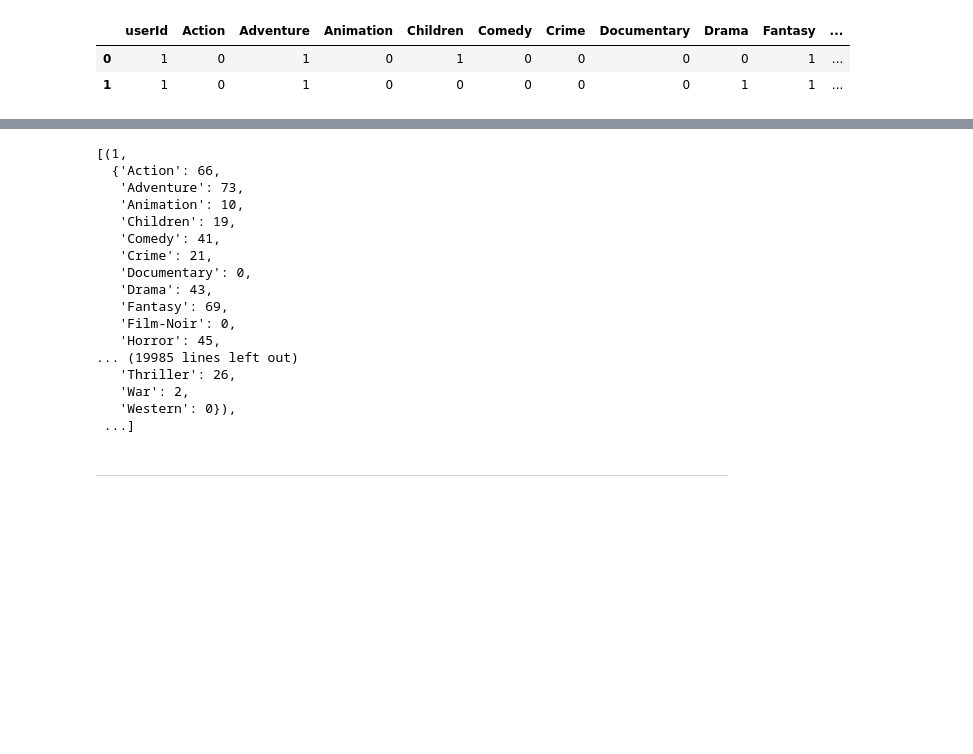
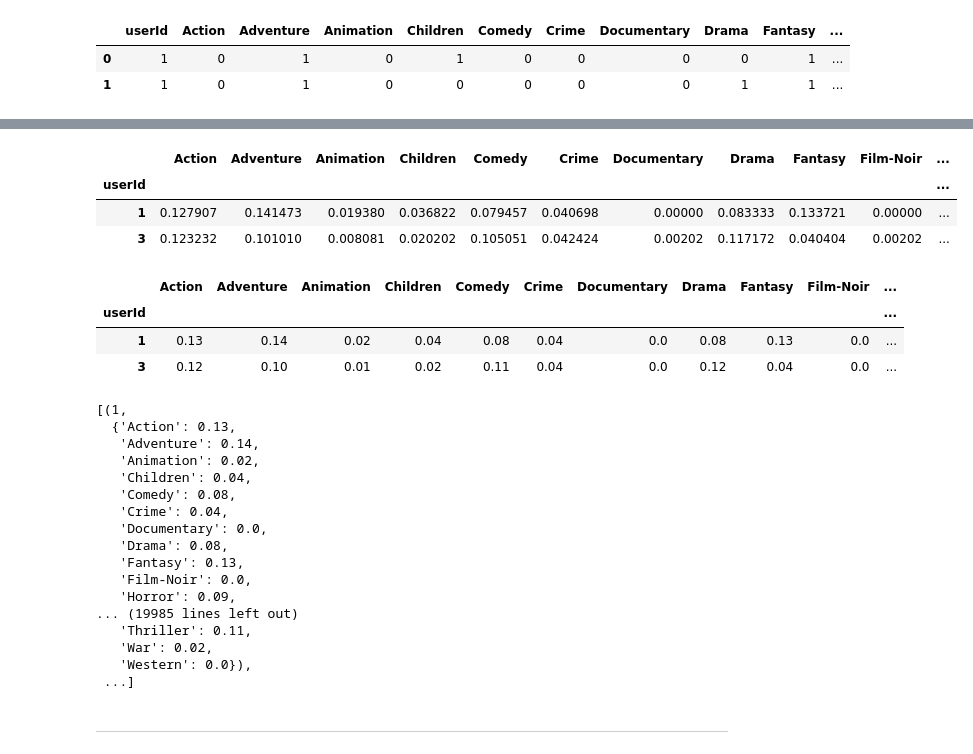
Before and after one commit to jcrigoni/grand_ml_project, a Jupyter notebook: New_Model_LightFM.ipynb, the cells around one changed output, grey strips where cells are left out. Drawn from its saved outputs; the diff is of its cells as text; code cells hidden in the pictures; blank space fills up the shorter version.

```diff
--- a/New_Model_LightFM.ipynb
+++ b/New_Model_LightFM.ipynb
@@ -121,22 +125,39 @@ user_genres
+# %%
+user_genres = user_genres.div(user_genres.sum(axis=1), axis=0)
+user_genres.head(2)
+# %% [output]
+|  | Action | Adventure | Animation | Children | Comedy | Crime | Documentary | Drama | Fantasy | Film-Noir | ... |
+| userId |  |  |  |  |  |  |  |  |  |  | ... |
+| 1 | 0.127907 | 0.141473 | 0.019380 | 0.036822 | 0.079457 | 0.040698 | 0.00000 | 0.083333 | 0.133721 | 0.00000 | ... |
+| 3 | 0.123232 | 0.101010 | 0.008081 | 0.020202 | 0.105051 | 0.042424 | 0.00202 | 0.117172 | 0.040404 | 0.00202 | ... |
+# %%
+user_genres = user_genres.round(2)
+user_genres.head(2)
+# %% [output]
+|  | Action | Adventure | Animation | Children | Comedy | Crime | Documentary | Drama | Fantasy | Film-Noir | ... |
+| userId |  |  |  |  |  |  |  |  |  |  | ... |
+| 1 | 0.13 | 0.14 | 0.02 | 0.04 | 0.08 | 0.04 | 0.0 | 0.08 | 0.13 | 0.0 | ... |
+| 3 | 0.12 | 0.10 | 0.01 | 0.02 | 0.11 | 0.04 | 0.0 | 0.12 | 0.04 | 0.0 | ... |
 # %%
 user_features = list(zip(user_genres.index, user_genres.to_dict(orient="records")))
+user_features
 # %% [output]
 [(1,
-  {'Action': 66,
-   'Adventure': 73,
-   'Animation': 10,
-   'Children': 19,
-   'Comedy': 41,
-   'Crime': 21,
-   'Documentary': 0,
-   'Drama': 43,
-   'Fantasy': 69,
-   'Film-Noir': 0,
-   'Horror': 45,
+  {'Action': 0.13,
+   'Adventure': 0.14,
+   'Animation': 0.02,
+   'Children': 0.04,
+   'Comedy': 0.08,
+   'Crime': 0.04,
+   'Documentary': 0.0,
+   'Drama': 0.08,
+   'Fantasy': 0.13,
+   'Film-Noir': 0.0,
+   'Horror': 0.09,
 ... (19985 lines left out)
-   'Thriller': 26,
-   'War': 2,
-   'Western': 0}),
+   'Thriller': 0.11,
+   'War': 0.02,
+   'Western': 0.0}),
  ...]
 # %% [markdown]
 ---
```
Also changed, not shown: parts of 22 cells of this notebook.
